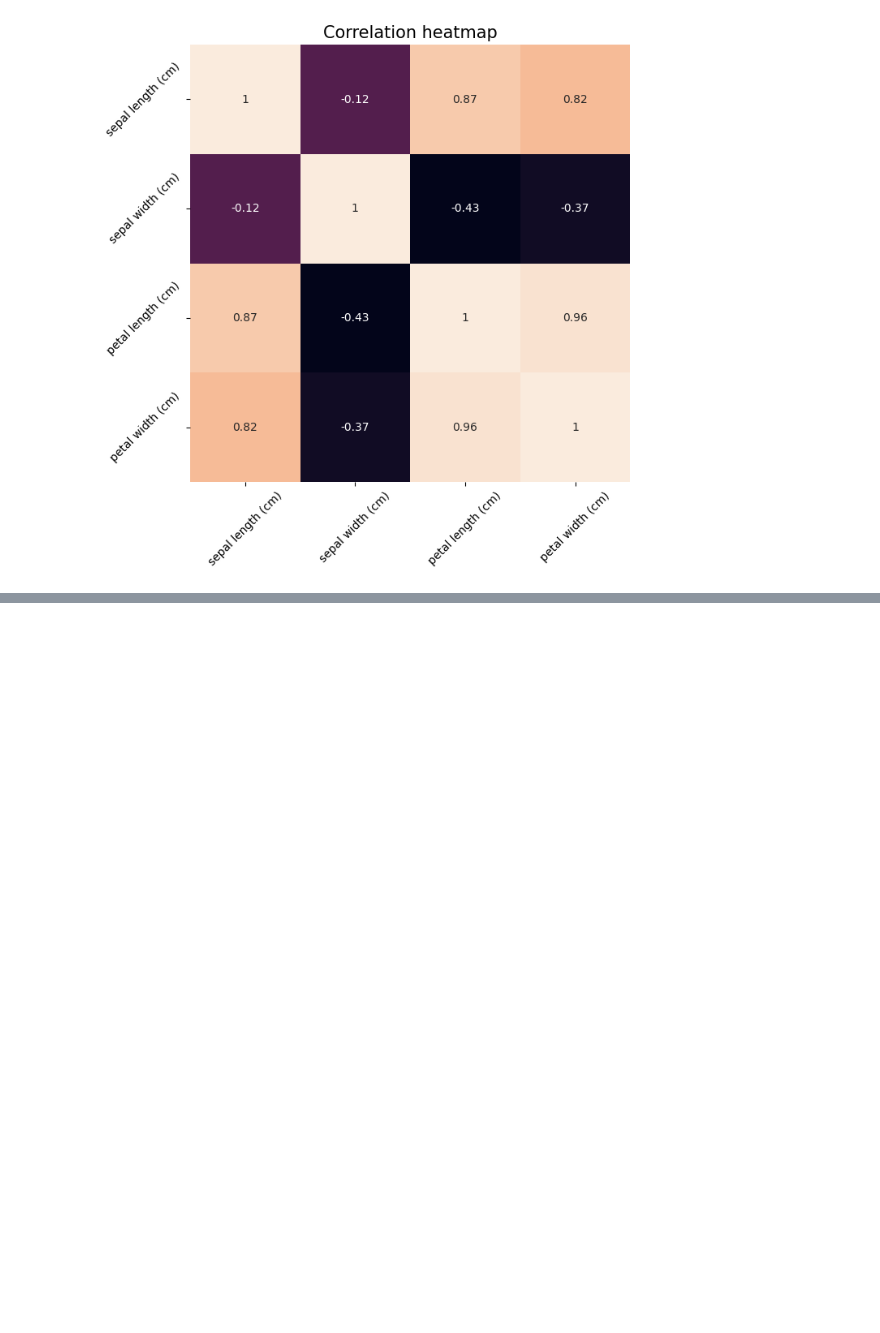
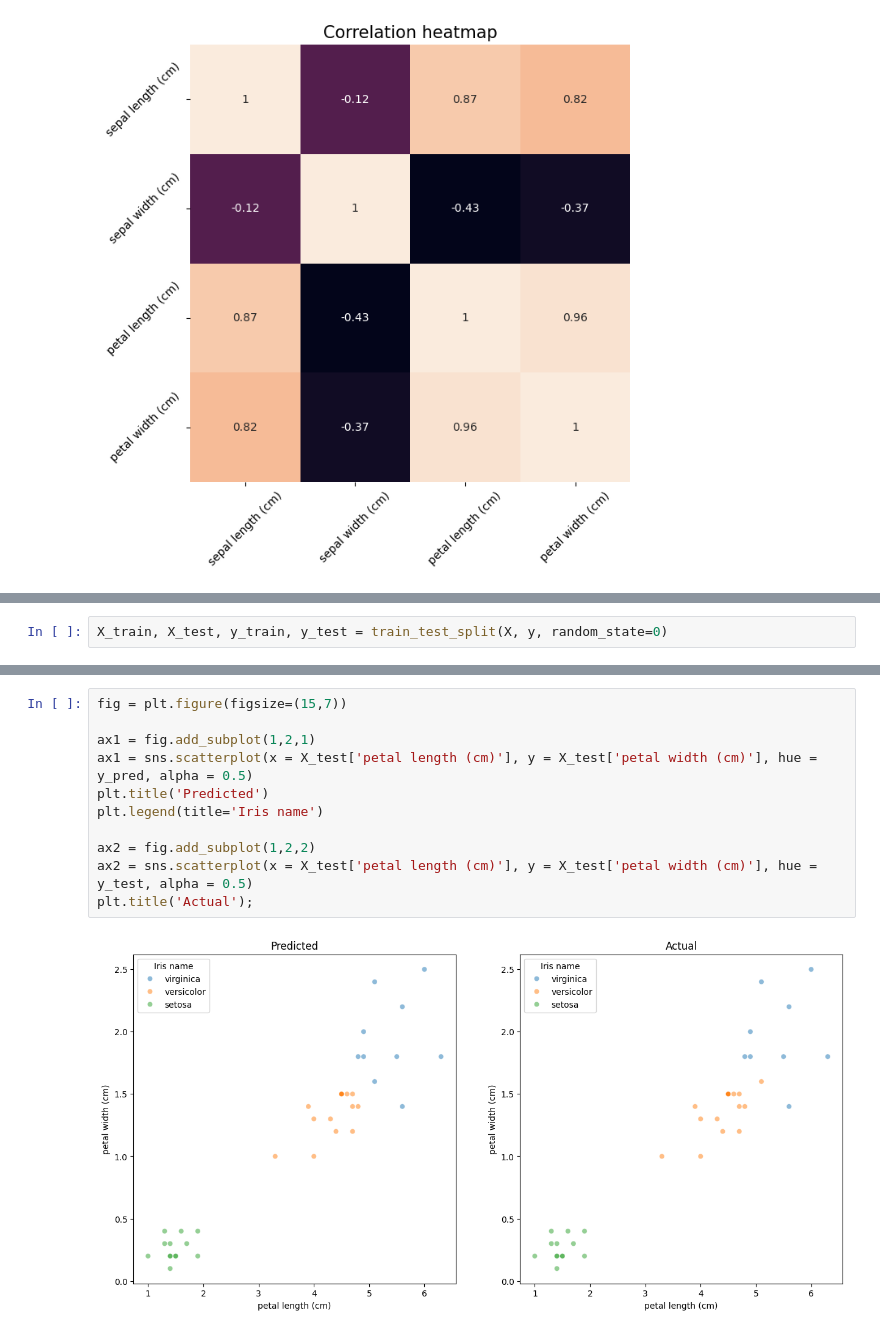
Before and after one commit to Heberson-Vinhote/dataset_iris_scikit-learn, a Jupyter notebook: dataset_iris.ipynb, the cells around one changed output, grey strips where cells are left out. Cells and saved outputs as stored; diff of their text form; blank space fills up the shorter version.

```diff
--- a/dataset_iris.ipynb
+++ b/dataset_iris.ipynb
@@ -155,0 +169,2 @@ plt.title("Correlation heatmap", fontsize=15);
+# %%
+X_train, X_test, y_train, y_test = train_test_split(X, y, random_state=0)
@@ -155,0 +238,13 @@ plt.title("Correlation heatmap", fontsize=15);
+# %%
+fig = plt.figure(figsize=(15,7))
+
+ax1 = fig.add_subplot(1,2,1)
+ax1 = sns.scatterplot(x = X_test['petal length (cm)'], y = X_test['petal width (cm)'], hue = y_pred, alpha = 0.5)
+plt.title('Predicted')
+plt.legend(title='Iris name')
+
+ax2 = fig.add_subplot(1,2,2)
+ax2 = sns.scatterplot(x = X_test['petal length (cm)'], y = X_test['petal width (cm)'], hue = y_test, alpha = 0.5)
+plt.title('Actual');
+# %% [output]
+[figure, added]
```
Also changed, not shown: parts of 16 cells of this notebook.
